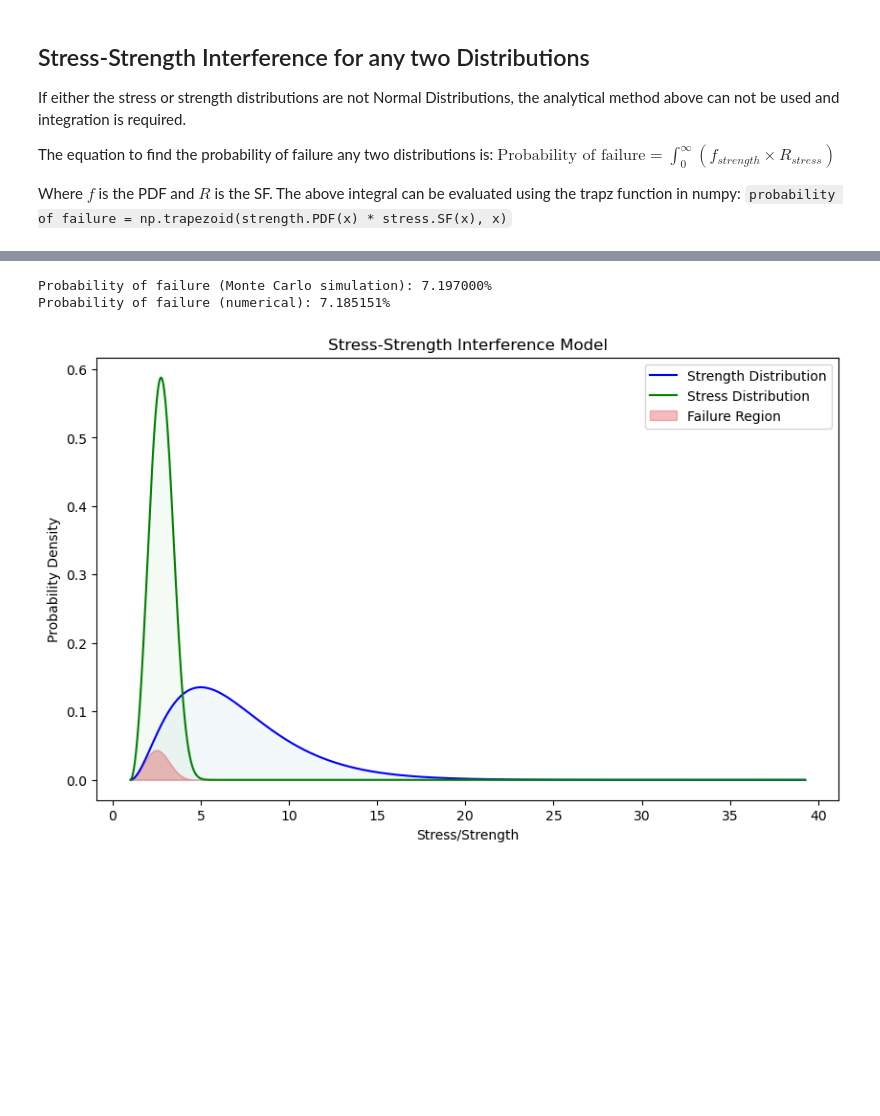
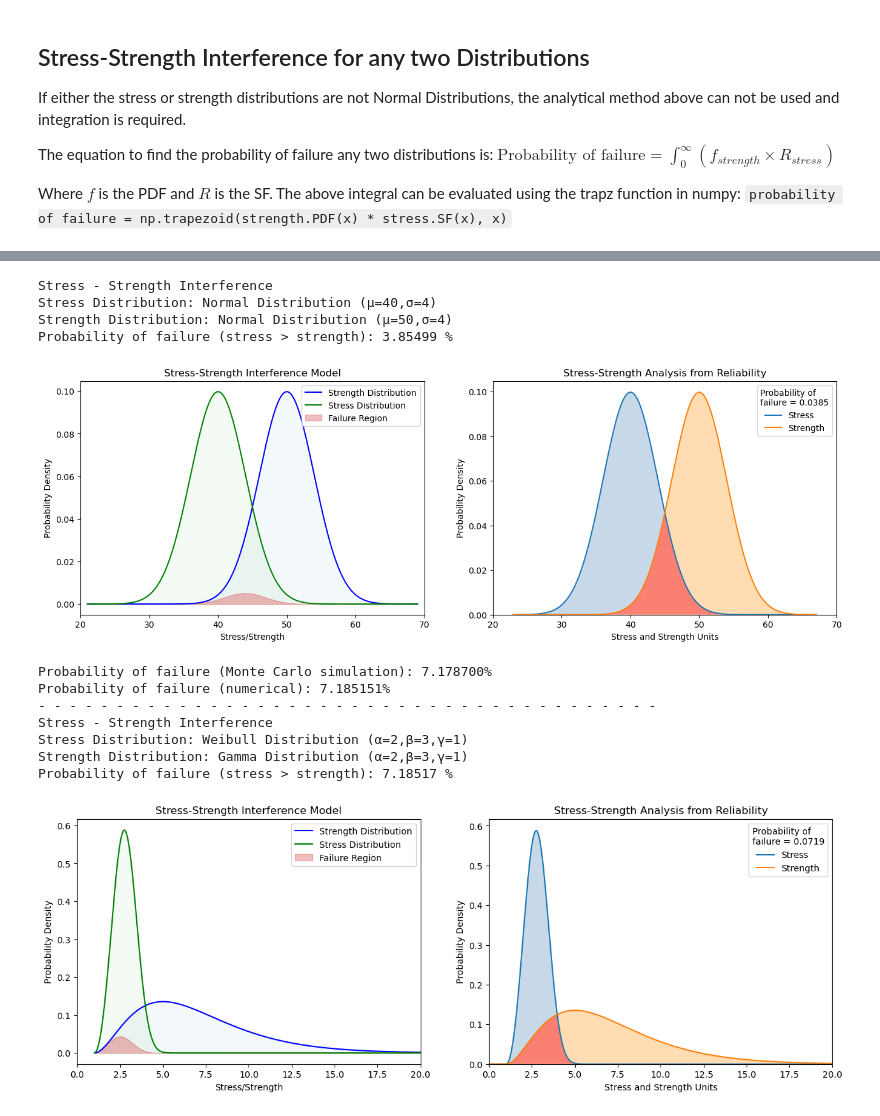
Before and after one commit to noriskworld/robust, a Jupyter notebook: stress_strength.ipynb, the cells around one changed output, grey strips where cells are left out. Cells and saved outputs as stored; diff of their text form; code cells hidden in the pictures; blank space fills up the shorter version.

Commit message:
stress_strength multi plots

```diff
--- a/stress_strength.ipynb
+++ b/stress_strength.ipynb
@@ -293,14 +278,65 @@ plt.show()
+# %%
+from reliability import Distributions
+from reliability.Other_functions import stress_strength_normal
+stress = Distributions.Normal_Distribution(mu=40, sigma=4)
+strength = Distributions.Normal_Distribution(mu=50, sigma=4)
+stress_dist = stats.norm(loc=40, scale=4)
+strength_dist = stats.norm(loc=50, scale=4)
+
+# Assuming your existing function looks like this:
+# Create a figure with subplots
+fig, (ax1, ax2) = plt.subplots(1, 2, figsize=(16, 5))
+
+# Use the first subplot (ax1) for your existing function
+ssa = StressStrengthModel(stress_dist=stress_dist, strength_dist=strength_dist)
+ssa.plot_distributions(ax1)
+ax1.set_xlim(20,70)
+
+# Use the second subplot (ax2) for something else
+plt.sca(ax2)
+stress_strength_normal(stress=stress, strength=strength, show_plot=True)
+ax2.set_xlim(20,70)
+ax2.set_title("Stress-Strength Analysis from Reliability")
+
+plt.show()
+# %% [output]
+Stress - Strength Interference
+Stress Distribution: Normal Distribution (μ=40,σ=4)
+Strength Distribution: Normal Distribution (μ=50,σ=4)
+Probability of failure (stress > strength): 3.85499 %
+[figure, added]
 # %%
-#non normal example
+from reliability.Other_functions import stress_strength
+stress = Distributions.Weibull_Distribution(alpha=2, beta=3, gamma=1)
+strength = Distributions.Gamma_Distribution(alpha=2, beta=3, gamma=1)
+
+fig, (ax1, ax2) = plt.subplots(1, 2, figsize=(16, 5))
+
+# Use the first subplot (ax1)
 ssa = StressStrengthModel(
     stress_dist = stats.weibull_min(3, loc=1, scale=2),
     strength_dist = stats.gamma(3, loc=1, scale=2)
 )
+ssa.plot_distributions(ax1)
+ax1.set_xlim(0, 20)
 
 print(f"Probability of failure (Monte Carlo simulation): {ssa.probability_of_failure(method = 'monte_carlo'):.6%}")
 print(f"Probability of failure (numerical): {ssa.probability_of_failure():.6%}")
-ssa.plot_distributions()
+print("- - "*20)
+
+# Use the second subplot (ax2) for something else
+plt.sca(ax2)
+stress_strength(stress=stress, strength=strength, show_plot=True)
+ax2.set_xlim(0, 20)
+ax2.set_title("Stress-Strength Analysis from Reliability")
+
+plt.show()
 # %% [output]
-Probability of failure (Monte Carlo simulation): 7.197000%
+Probability of failure (Monte Carlo simulation): 7.178700%
 Probability of failure (numerical): 7.185151%
+- - - - - - - - - - - - - - - - - - - - - - - - - - - - - - - - - - - - - - - -
+Stress - Strength Interference
+Stress Distribution: Weibull Distribution (α=2,β=3,γ=1)
+Strength Distribution: Gamma Distribution (α=2,β=3,γ=1)
+Probability of failure (stress > strength): 7.18517 %
-[figure, old version]
+[figure, new version]
```
Also changed, not shown: parts of 5 cells of this notebook.
